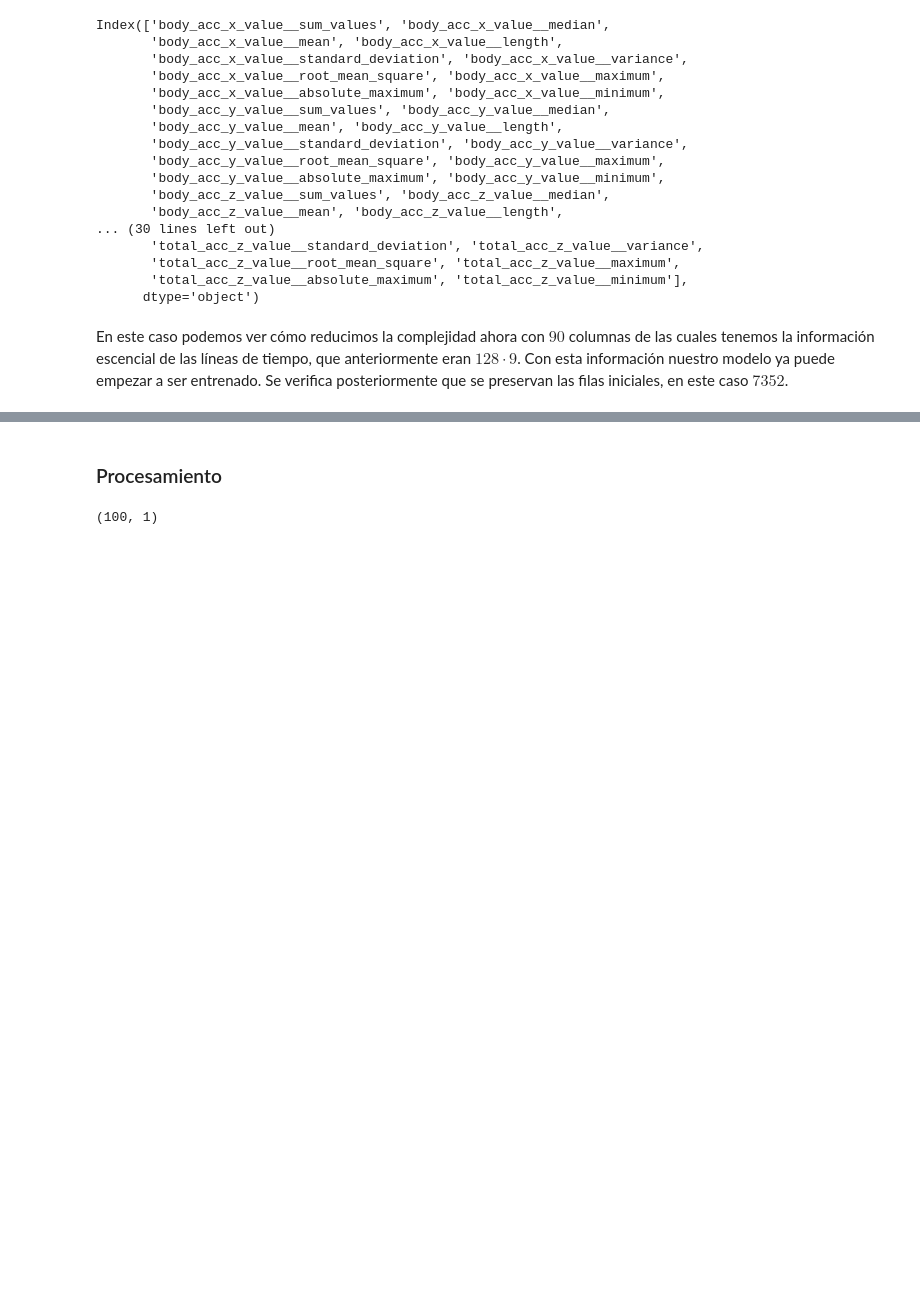
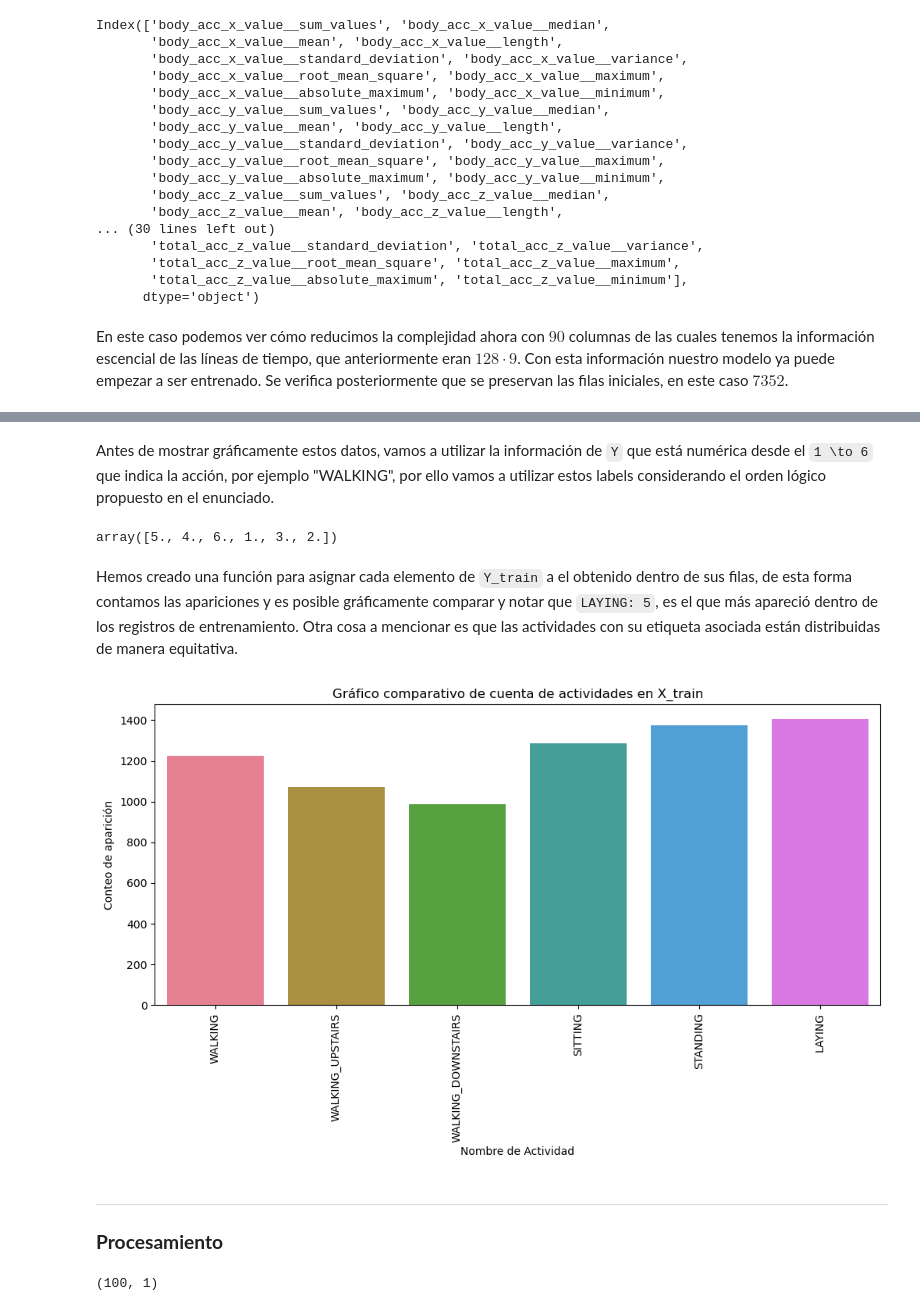
Before and after one commit to kaloslazo/SupervisedClassification, a Jupyter notebook: main.ipynb, the cells around one changed output, grey strips where cells are left out. Drawn from its saved outputs; the diff is of its cells as text; code cells hidden in the pictures; blank space fills up the shorter version.

Commit message:
feat: bars graph for compare count & act

```diff
--- a/main.ipynb
+++ b/main.ipynb
@@ -107,7 +108,7 @@ Con la función anterior, `descriptive_features`, se logra obtener las caracter
 Para aplicar este método primero debe convertirse el dataframe a un formato largo (long) que es exigido por la librería, se basa en una matriz tal que cada fila es una observación y cada columna un momento del tiempo, posteriormente ese train data sera dividido para el eje X, Y. El resultado esperado en `x_train_features` es almacenar una lista con las features más importantes obtenidas de cada dataset.
 # %%
 X_train = pd.concat(x_train_features, axis = 1).dropna(axis = 1).reset_index(drop = True)
-Y_train = train_data['y'].to_numpy().flatten()
+Y_train = pd.DataFrame(train_data['y'].to_numpy().flatten())
 
 X_test = pd.concat(x_test_features, axis=1).dropna(axis=1).reset_index(drop=True)
 
@@ -169,5 +177,35 @@ acciones realizadas en el plot:  [4. 5.]
+# %% [markdown]
+Antes de mostrar gráficamente estos datos, vamos a utilizar la información de `Y` que está numérica desde el `1 \to 6` que indica la acción, por ejemplo "WALKING", por ello vamos a utilizar estos labels considerando el orden lógico propuesto en el enunciado.
+# %%
+Y_train[0].unique()
+# %% [output]
+array([5., 4., 6., 1., 3., 2.])
+# %% [markdown]
+Hemos creado una función para asignar cada elemento de `Y_train` a el obtenido dentro de sus filas, de esta forma contamos las apariciones y es posible gráficamente comparar y notar que `LAYING: 5`, es el que más apareció dentro de los registros de entrenamiento. Otra cosa a mencionar es que las actividades con su etiqueta asociada están distribuidas de manera equitativa.
+# %%
+def assign_key_labels(df, arr_to_mapped):
+    activities_map = {i+1: arr_to_mapped[i] for i in range(len(arr_to_mapped))}
+    activities_mapped = df[0].map(activities_map);
+    df_mapped = pd.DataFrame({'Activity': activities_mapped});
+
+    return df_mapped;
+
+labels_actions = ['WALKING', 'WALKING_UPSTAIRS', 'WALKING_DOWNSTAIRS', 'SITTING', 'STANDING', 'LAYING']
+Y_train_label = assign_key_labels(Y_train, labels_actions)
+
+plt.figure(figsize=(12,5))
+sns.countplot(x='Activity', data=df_train, order=labels_actions)
+plt.xticks(rotation='vertical')
+plt.title('Gráfico comparativo de cuenta de actividades en X_train')
+plt.xlabel('Nombre de Actividad')
+plt.ylabel('Conteo de aparición')
+plt.show()
+# %% [output]
+[figure, added]
 # %% [markdown]
-### Procesamiento
+---
+
+### **Procesamiento**
 # %%
 # Extraer features usando pyts
 from pyts.transformation import ShapeletTransform
```
Also changed, not shown: parts of 10 cells of this notebook.
